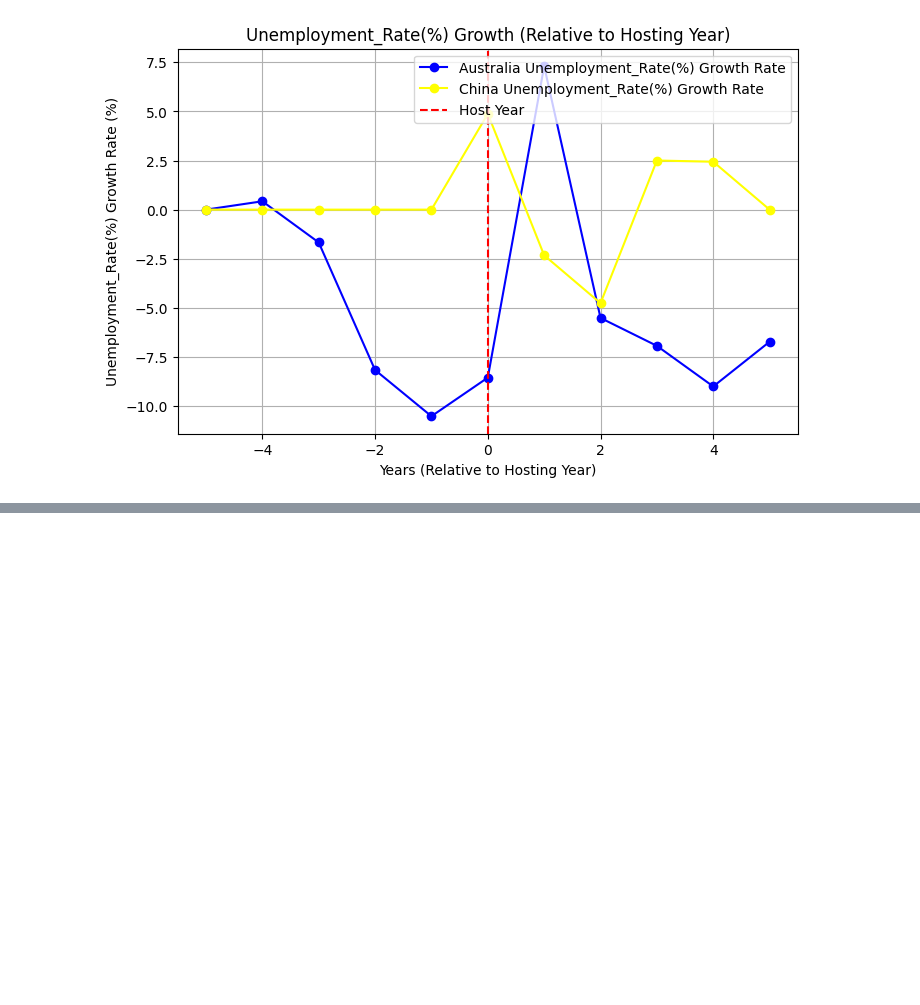
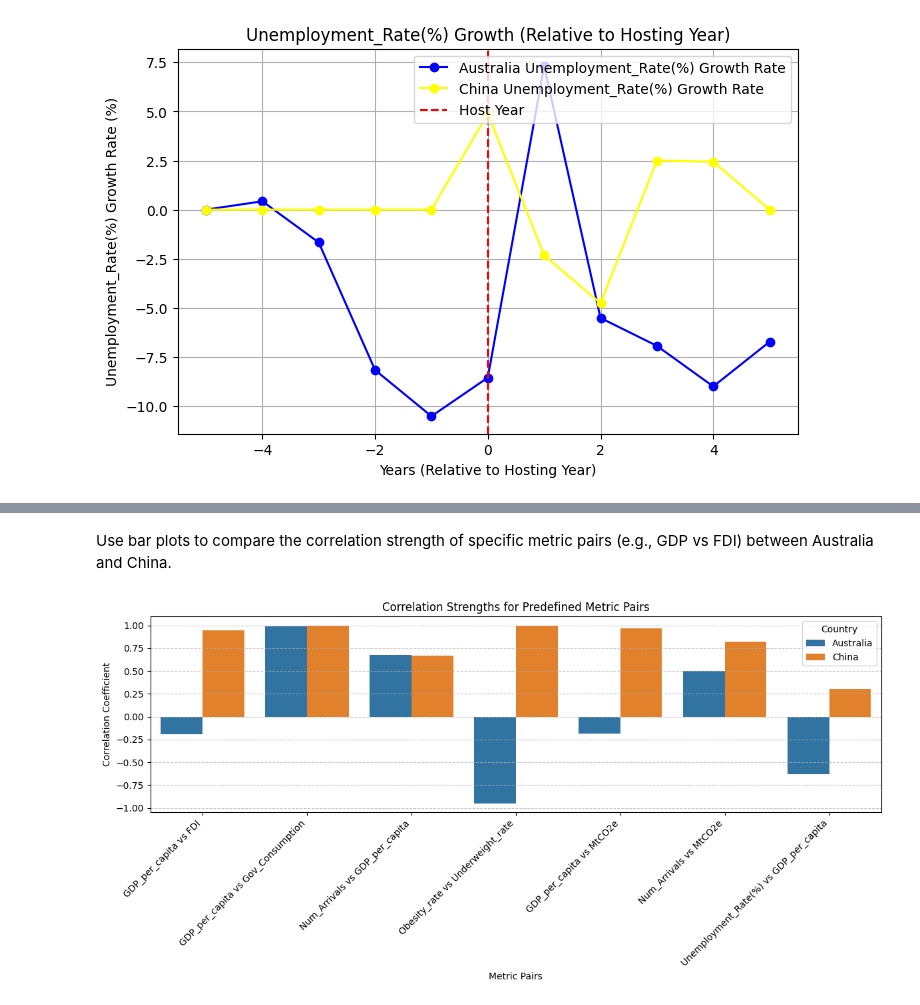
Before and after one commit to Ray-Gizzy/2024Fall_projects, a Jupyter notebook: Visualization.ipynb, the cells around one changed output, grey strips where cells are left out. Drawn from its saved outputs; the diff is of its cells as text; code cells hidden in the pictures; blank space fills up the shorter version.

```diff
--- a/Visualization.ipynb
+++ b/Visualization.ipynb
@@ -698,0 +846,7 @@ growth_rate_plot(
+# %% [markdown]
+Use bar plots to compare the correlation strength of specific metric pairs (e.g., GDP vs FDI) between Australia and China.
+# %%
+# Assuming predefined_combinations and merged_data are already defined
+plot_predefined_combinations_bar(predefined_combinations, merged_data)
+# %% [output]
+[figure, added]
```
Also changed, not shown: parts of 28 cells of this notebook.
